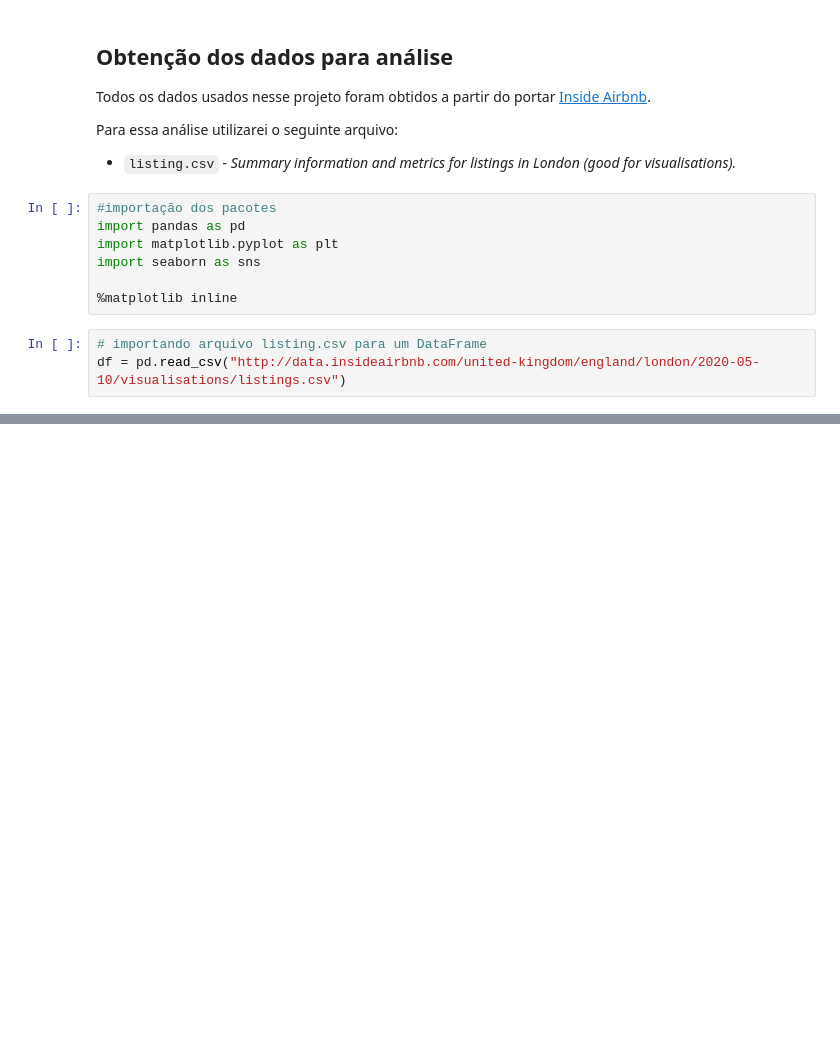
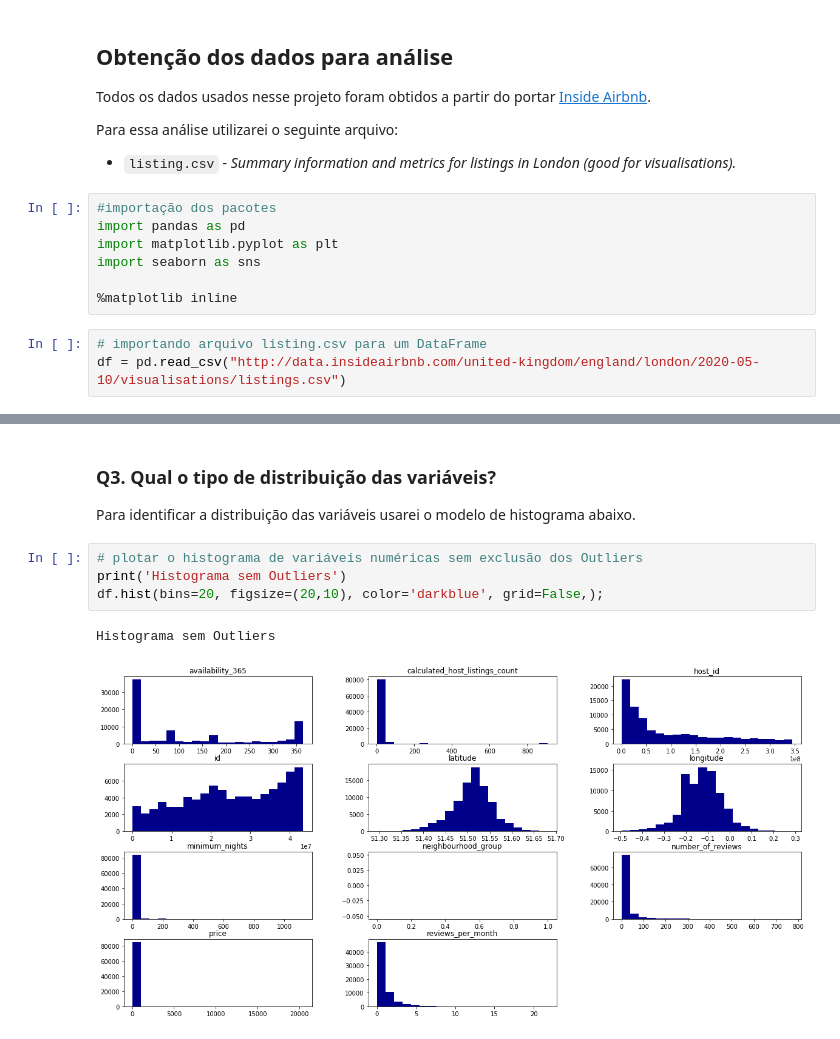
Before and after one commit to gorselli14/Portifolio_Projetos, a Jupyter notebook: Análise_dos_dados_do_Airbnb_(Londres).ipynb, the cells around one changed output, grey strips where cells are left out. Cells and saved outputs as stored; diff of their text form; blank space fills up the shorter version.

```diff
--- a/Análise_dos_dados_do_Airbnb_(Londres).ipynb
+++ b/Análise_dos_dados_do_Airbnb_(Londres).ipynb
@@ -34,0 +128,11 @@ df = pd.read_csv("http://data.insideairbnb.com/united-kingdom/england/london/202
+# %% [markdown]
+### **Q3. Qual o tipo de distribuição das variáveis?**
+
+Para identificar a distribuição das variáveis usarei o modelo de histograma abaixo.
+# %%
+# plotar o histograma de variáveis numéricas sem exclusão dos Outliers
+print('Histograma sem Outliers')
+df.hist(bins=20, figsize=(20,10), color='darkblue', grid=False,);
+# %% [output]
+Histograma sem Outliers
+[figure, added]
```
Also changed, not shown: parts of 14 cells of this notebook.
